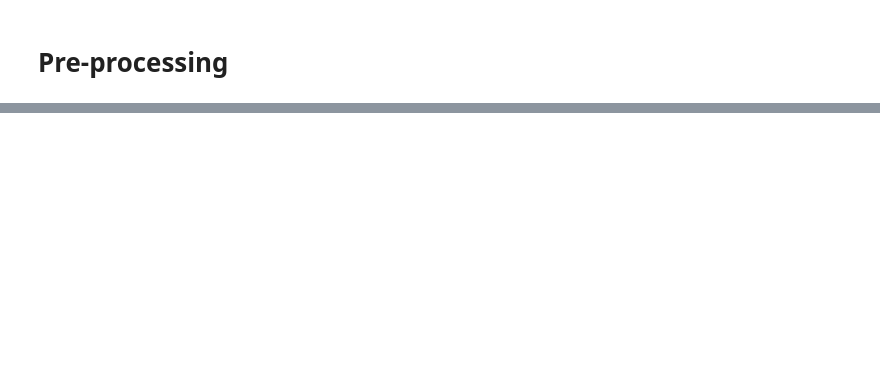
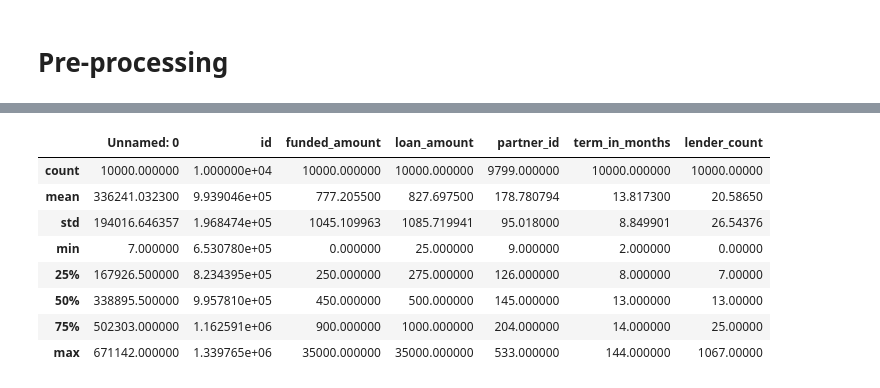
Before and after one commit to feng443/RUDS-Proj1-Kiva-Crowd-Funding-Visualization, a Jupyter notebook: kiva_data_exploring.ipynb, the cells around one changed output, grey strips where cells are left out. Saved outputs shown, nothing was run; the diff lists cells and outputs as text; code cells hidden in the pictures; blank space fills up the shorter version.

```diff
--- a/kiva_data_exploring.ipynb
+++ b/kiva_data_exploring.ipynb
@@ -33,3 +21,15 @@ df.loc[:, 'gender'] = df['borrower_genders'].apply(normalize_gender)
+# %%
+df.describe()
+# %% [output]
+|  | Unnamed: 0 | id | funded_amount | loan_amount | partner_id | term_in_months | lender_count |
+| count | 10000.000000 | 1.000000e+04 | 10000.000000 | 10000.000000 | 9799.000000 | 10000.000000 | 10000.00000 |
+| mean | 336241.032300 | 9.939046e+05 | 777.205500 | 827.697500 | 178.780794 | 13.817300 | 20.58650 |
+| std | 194016.646357 | 1.968474e+05 | 1045.109963 | 1085.719941 | 95.018000 | 8.849901 | 26.54376 |
+| min | 7.000000 | 6.530780e+05 | 0.000000 | 25.000000 | 9.000000 | 2.000000 | 0.00000 |
+| 25% | 167926.500000 | 8.234395e+05 | 250.000000 | 275.000000 | 126.000000 | 8.000000 | 7.00000 |
+| 50% | 338895.500000 | 9.957810e+05 | 450.000000 | 500.000000 | 145.000000 | 13.000000 | 13.00000 |
+| 75% | 502303.000000 | 1.162591e+06 | 900.000000 | 1000.000000 | 204.000000 | 14.000000 | 25.00000 |
+| max | 671142.000000 | 1.339765e+06 | 35000.000000 | 35000.000000 | 533.000000 | 144.000000 | 1067.00000 |
 # %%
 df.head()
 # %% [output]
```
Also changed, not shown: parts of 15 cells of this notebook, 3 other files.
